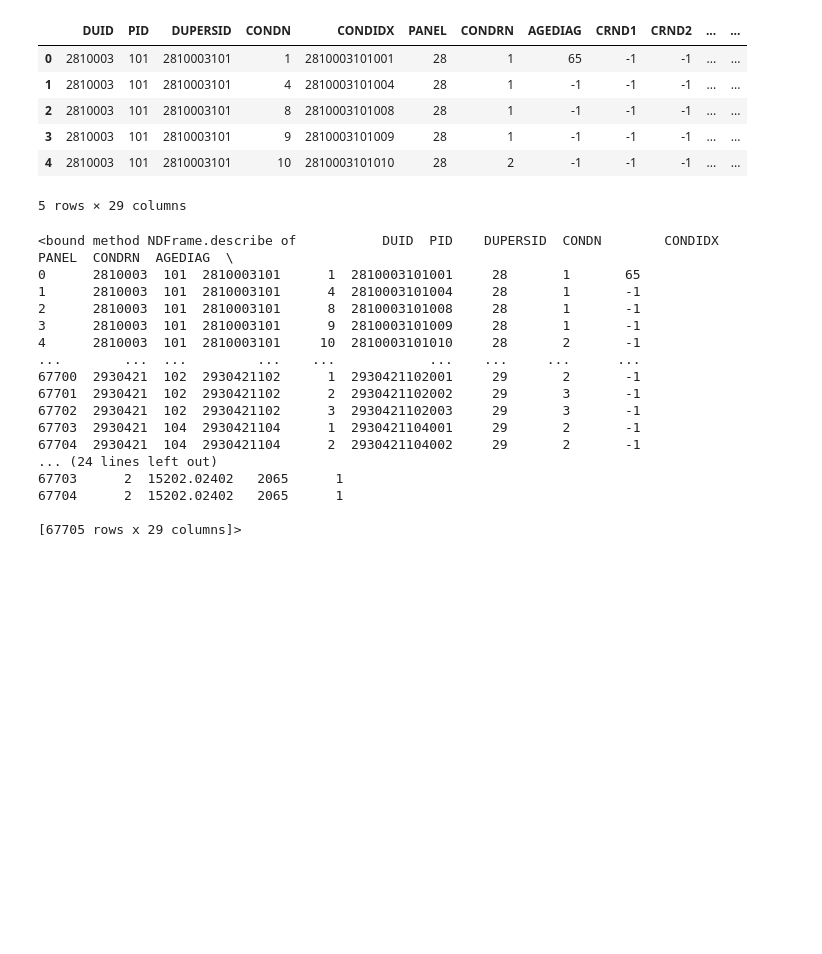
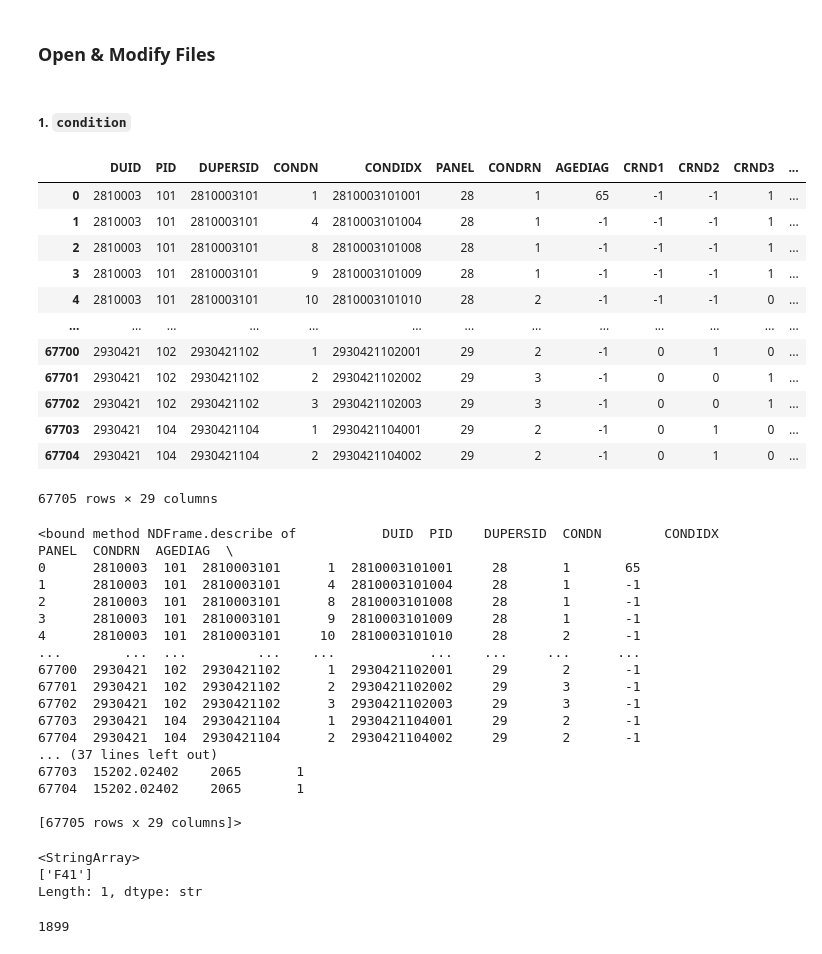
Before and after one commit to hyeeunkg/Phase-2, a Jupyter notebook: F41.ipynb, the cells around one changed output. Saved outputs shown, nothing was run; the diff lists cells and outputs as text; code cells hidden in the pictures; blank space fills up the shorter version.

```diff
--- a/F41.ipynb
+++ b/F41.ipynb
@@ -1,22 +1,33 @@
+# %% [markdown]
+### Open & Modify Files
+# %% [markdown]
+##### 1. `condition`
 # %%
-## import pandas
 import pandas as pd
 
-## open file
-data1 = pd.read_csv("H255.csv")
+## open condition file
+condition = pd.read_csv('H255.csv')
 
-# test
-data1.head()
+## maximum columns set at 'None' to display all columns
+pd.set_option('display.max_columns', None)
+
+condition
 # %% [output]
-|  | DUID | PID | DUPERSID | CONDN | CONDIDX | PANEL | CONDRN | AGEDIAG | CRND1 | CRND2 | ... | ... |
-| 0 | 2810003 | 101 | 2810003101 | 1 | 2810003101001 | 28 | 1 | 65 | -1 | -1 | ... | ... |
-| 1 | 2810003 | 101 | 2810003101 | 4 | 2810003101004 | 28 | 1 | -1 | -1 | -1 | ... | ... |
-| 2 | 2810003 | 101 | 2810003101 | 8 | 2810003101008 | 28 | 1 | -1 | -1 | -1 | ... | ... |
-| 3 | 2810003 | 101 | 2810003101 | 9 | 2810003101009 | 28 | 1 | -1 | -1 | -1 | ... | ... |
-| 4 | 2810003 | 101 | 2810003101 | 10 | 2810003101010 | 28 | 2 | -1 | -1 | -1 | ... | ... |
+|  | DUID | PID | DUPERSID | CONDN | CONDIDX | PANEL | CONDRN | AGEDIAG | CRND1 | CRND2 | CRND3 | ... |
+| 0 | 2810003 | 101 | 2810003101 | 1 | 2810003101001 | 28 | 1 | 65 | -1 | -1 | 1 | ... |
+| 1 | 2810003 | 101 | 2810003101 | 4 | 2810003101004 | 28 | 1 | -1 | -1 | -1 | 1 | ... |
+| 2 | 2810003 | 101 | 2810003101 | 8 | 2810003101008 | 28 | 1 | -1 | -1 | -1 | 1 | ... |
+| 3 | 2810003 | 101 | 2810003101 | 9 | 2810003101009 | 28 | 1 | -1 | -1 | -1 | 1 | ... |
+| 4 | 2810003 | 101 | 2810003101 | 10 | 2810003101010 | 28 | 2 | -1 | -1 | -1 | 0 | ... |
+| ... | ... | ... | ... | ... | ... | ... | ... | ... | ... | ... | ... | ... |
+| 67700 | 2930421 | 102 | 2930421102 | 1 | 2930421102001 | 29 | 2 | -1 | 0 | 1 | 0 | ... |
+| 67701 | 2930421 | 102 | 2930421102 | 2 | 2930421102002 | 29 | 3 | -1 | 0 | 0 | 1 | ... |
+| 67702 | 2930421 | 102 | 2930421102 | 3 | 2930421102003 | 29 | 3 | -1 | 0 | 0 | 1 | ... |
+| 67703 | 2930421 | 104 | 2930421104 | 1 | 2930421104001 | 29 | 2 | -1 | 0 | 1 | 0 | ... |
+| 67704 | 2930421 | 104 | 2930421104 | 2 | 2930421104002 | 29 | 2 | -1 | 0 | 1 | 0 | ... |
-5 rows × 29 columns
+67705 rows × 29 columns
 # %%
-data1.describe
+condition.describe
 # %% [output]
 <bound method NDFrame.describe of           DUID  PID    DUPERSID  CONDN        CONDIDX  PANEL  CONDRN  AGEDIAG  \
 0      2810003  101  2810003101      1  2810003101001     28       1       65
@@ -30,8 +41,15 @@ data1.describe
 67702  2930421  102  2930421102      3  2930421102003     29       3       -1
 67703  2930421  104  2930421104      1  2930421104001     29       2       -1
 67704  2930421  104  2930421104      2  2930421104002     29       2       -1
-... (24 lines left out)
-67703      2  15202.02402   2065      1
-67704      2  15202.02402   2065      1
+... (37 lines left out)
+67703  15202.02402    2065       1
+67704  15202.02402    2065       1
 
 [67705 rows x 29 columns]>
+# %%
+# see what F41 values exist in condition file
+condition['ICD10CDX'].astype(str)[condition['ICD10CDX'].astype(str).str.startswith('F41')].unique()
+# %% [output]
+<StringArray>
+['F41']
+Length: 1, dtype: str
@@ -37,0 +62,6 @@ data1.describe
+# %%
+# checking # of unique F41 patients using DUPERSID
+# (required to have at least 500 instances)
+len(condition_f41)
+# %% [output]
+1899
```
Also changed, not shown: parts of 18 cells of this notebook.
